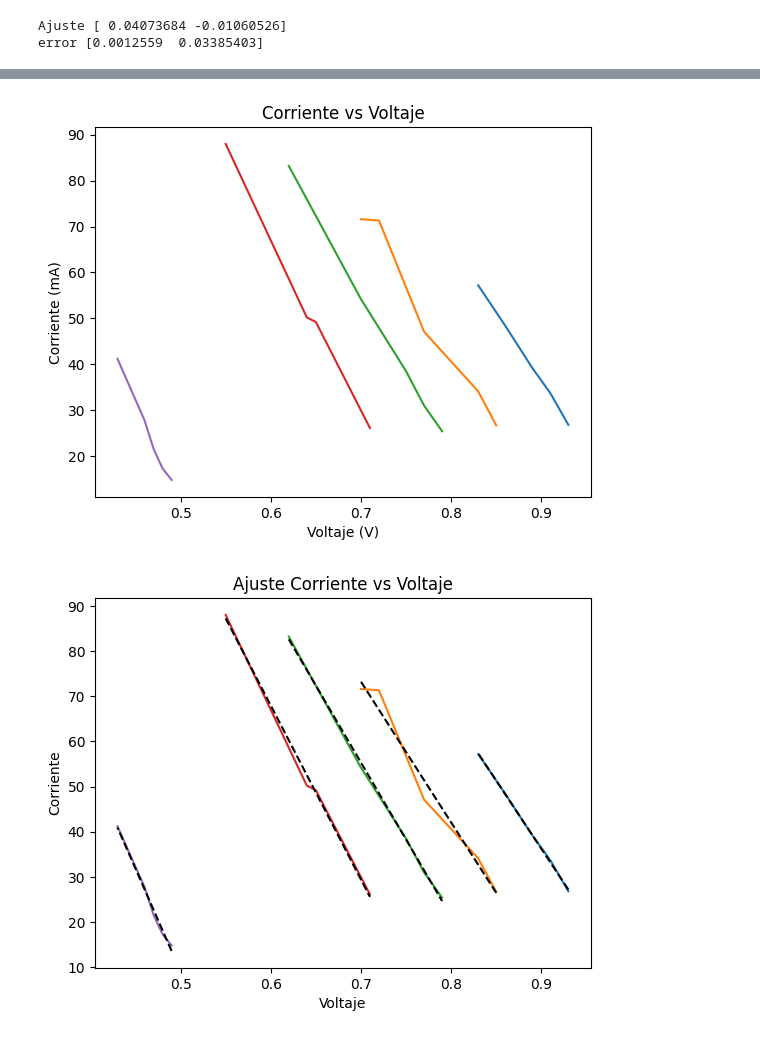
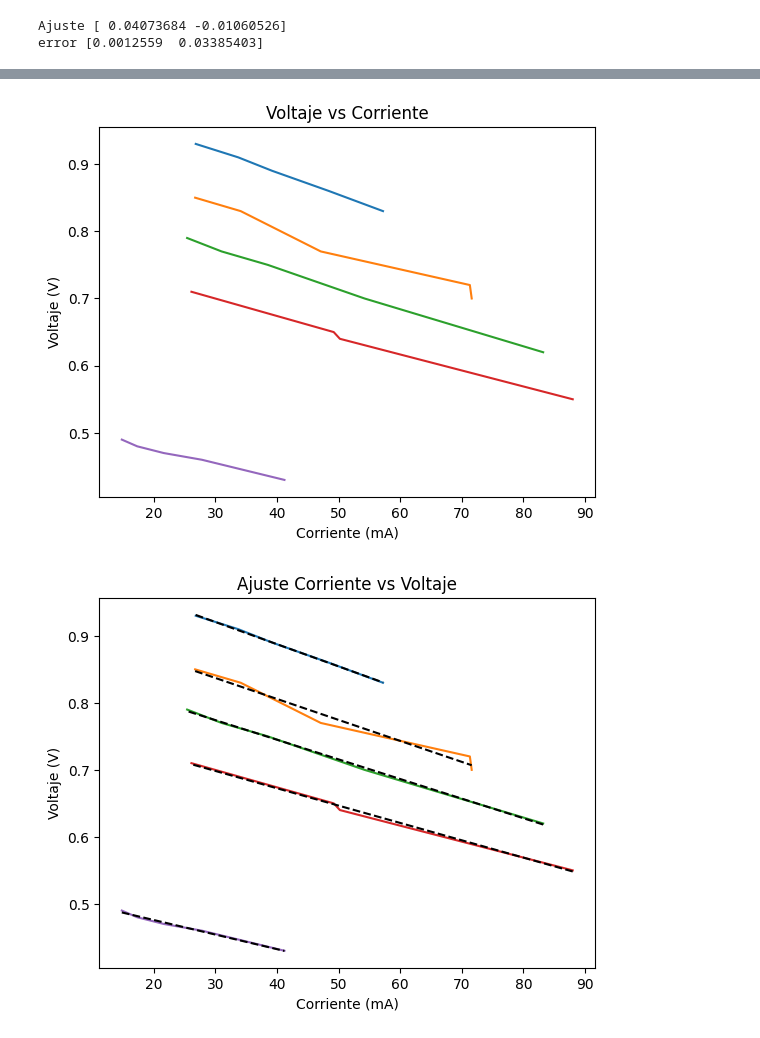
Before and after one commit to Emyfoton/Codigos_pregrado, a Jupyter notebook: Termogenerador.ipynb, the cells around one changed output, grey strips where cells are left out. Drawn from its saved outputs; the diff is of its cells as text; code cells hidden in the pictures.

```diff
--- a/Termogenerador.ipynb
+++ b/Termogenerador.ipynb
@@ -175,45 +203,65 @@ corriente5= np.array(df5['Corriente (mA)'])
 voltaje6= np.array(df6['Voltaje (Volts)'])
 corriente6= np.array(df6['Corriente (mA)'])
 
-plt.plot(voltaje1,corriente1)
-plt.plot(voltaje2,corriente2)
-plt.plot(voltaje3,corriente3)
-plt.plot(voltaje4,corriente4)
-plt.plot(voltaje5,corriente5)
-#plt.plot(voltaje6,corriente6)
-plt.title('Corriente vs Voltaje')
 
-plt.xlabel('Voltaje (V)')
-plt.ylabel('Corriente (mA)')
+
+voltaje1_U = Quantity(voltaje1, 'V')
+corriente1_U = Quantity(corriente1, 'mA')
+
+voltaje2_U = Quantity(voltaje2, 'V')
+corriente2_U = Quantity(corriente2, 'mA')
+
+voltaje3_U = Quantity(voltaje3, 'V')
+corriente3_U = Quantity(corriente3, 'mA')
+
+voltaje4_U = Quantity(voltaje4, 'V')
+corriente4_U = Quantity(corriente4, 'mA')
+
+voltaje5_U = Quantity(voltaje5, 'V')
+corriente5_U = Quantity(corriente5, 'mA')
+
+
+
+plt.plot(corriente1, voltaje1)
+plt.plot(corriente2, voltaje2)
+plt.plot(corriente3, voltaje3)
+plt.plot(corriente4, voltaje4)
+plt.plot(corriente5, voltaje5)
+plt.title('Voltaje vs Corriente')
+
+plt.ylabel('Voltaje (V)')
+plt.xlabel('Corriente (mA)')
 plt.show()
 # %% [output]
-[figure, old version]
+[figure, new version]
 # %%
 def ajuste (x, a, b):
   return a*x + b
 
-popt1, pocv1= curve_fit(ajuste, voltaje1, corriente1)
-popt2, pocv2= curve_fit(ajuste, voltaje2, corriente2)
-popt3, pocv3= curve_fit(ajuste, voltaje3, corriente3)
-popt4, pocv4= curve_fit(ajuste, voltaje4, corriente4)
-popt5, pocv5= curve_fit(ajuste, voltaje5, corriente5)
+popt1, pocv1= curve_fit(ajuste, corriente1, voltaje1)
+popt2, pocv2= curve_fit(ajuste, corriente2, voltaje2)
+popt3, pocv3= curve_fit(ajuste, corriente3, voltaje3)
+popt4, pocv4= curve_fit(ajuste, corriente4, voltaje4)
+popt5, pocv5= curve_fit(ajuste, corriente5, voltaje5)
 
-plt.plot(voltaje1,corriente1)
-plt.plot(voltaje2,corriente2)
-plt.plot(voltaje3,corriente3)
-plt.plot(voltaje4,corriente4)
-plt.plot(voltaje5,corriente5)
 
-plt.plot(voltaje1,ajuste(voltaje1,*popt1), "--", c='k')
-plt.plot(voltaje2,ajuste(voltaje2,*popt2), "--", c='k')
-plt.plot(voltaje3,ajuste(voltaje3,*popt3), "--", c='k')
-plt.plot(voltaje4,ajuste(voltaje4,*popt4), "--", c='k')
-plt.plot(voltaje5,ajuste(voltaje5,*popt5), "--", c='k')
+plt.plot(corriente1, voltaje1)
+plt.plot(corriente2, voltaje2)
+plt.plot(corriente3, voltaje3)
+plt.plot(corriente4, voltaje4)
+plt.plot(corriente5, voltaje5)
+
+plt.plot(corriente1,ajuste(corriente1,*popt1), "--", c='k')
+plt.plot(corriente2,ajuste(corriente2,*popt2), "--", c='k')
+plt.plot(corriente3,ajuste(corriente3,*popt3), "--", c='k')
+plt.plot(corriente4,ajuste(corriente4,*popt4), "--", c='k')
+plt.plot(corriente5,ajuste(corriente5,*popt5), "--", c='k')
+
 
 
 plt.title('Ajuste Corriente vs Voltaje')
-plt.xlabel('Voltaje')
-plt.ylabel('Corriente')
+plt.ylabel('Voltaje (V)')
+plt.xlabel('Corriente (mA)')
 plt.show()
 # %% [output]
-[figure, old version]
+[figure, new version]
```
Also changed, not shown: parts of 7 cells of this notebook.
